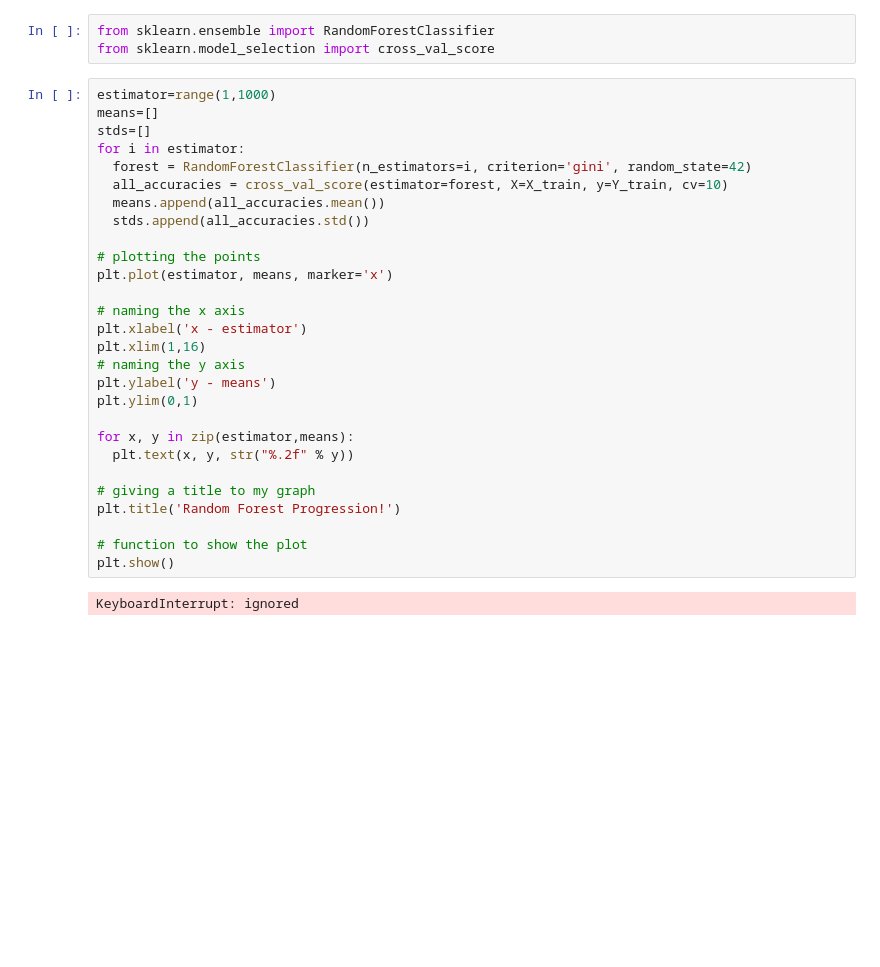
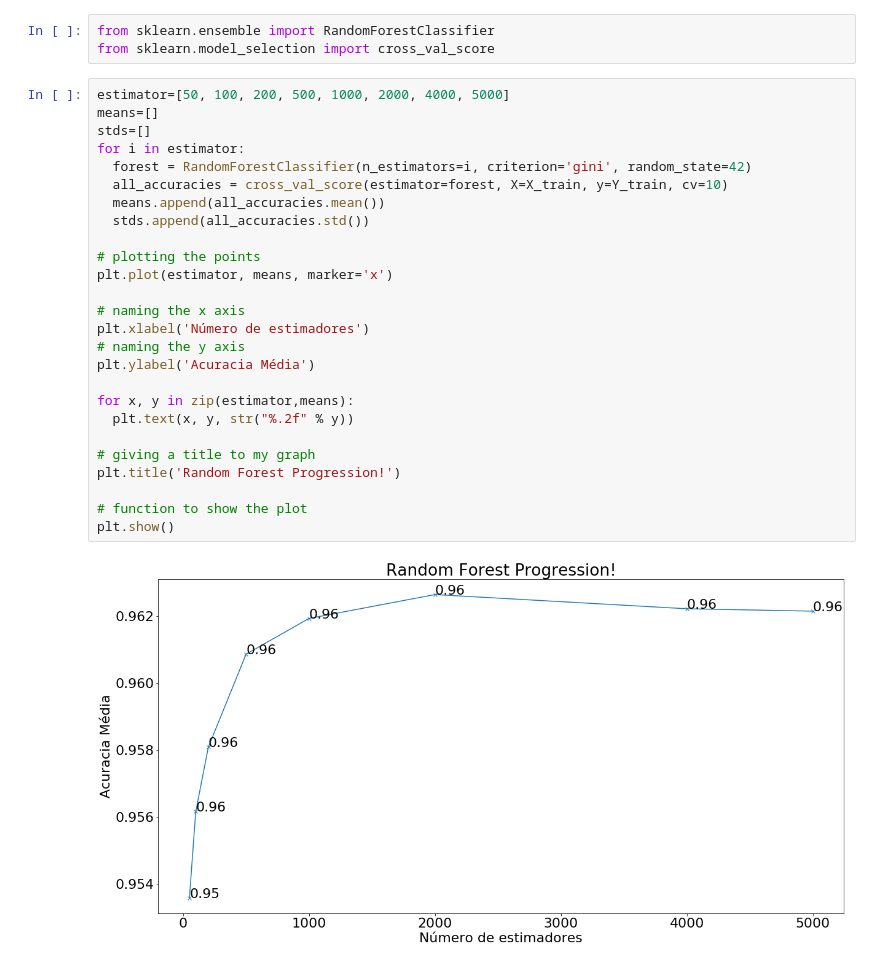
Before and after one commit to vktorbr/Letter-Recognition, a Jupyter notebook: Random Forest.ipynb, the cells around one changed output. Saved outputs shown, nothing was run; the diff lists cells and outputs as text; blank space fills up the shorter version.

```diff
--- a/Random Forest.ipynb
+++ b/Random Forest.ipynb
@@ -33,32 +33,30 @@ X_test = sc_X.transform(X_test)
 from sklearn.ensemble import RandomForestClassifier
 from sklearn.model_selection import cross_val_score
 # %%
-estimator=range(1,1000)
+estimator=[50, 100, 200, 500, 1000, 2000, 4000, 5000]
 means=[]
 stds=[]
 for i in estimator:
   forest = RandomForestClassifier(n_estimators=i, criterion='gini', random_state=42)
   all_accuracies = cross_val_score(estimator=forest, X=X_train, y=Y_train, cv=10)
   means.append(all_accuracies.mean())
   stds.append(all_accuracies.std())
 
 # plotting the points
 plt.plot(estimator, means, marker='x')
 
 # naming the x axis
-plt.xlabel('x - estimator')
-plt.xlim(1,16)
+plt.xlabel('Número de estimadores')
 # naming the y axis
-plt.ylabel('y - means')
-plt.ylim(0,1)
+plt.ylabel('Acuracia Média')
 
 for x, y in zip(estimator,means):
   plt.text(x, y, str("%.2f" % y))
 
 # giving a title to my graph
 plt.title('Random Forest Progression!')
 
 # function to show the plot
 plt.show()
 # %% [output]
-KeyboardInterrupt: ignored
+[figure, added]
```
Also changed, not shown: 2 other files.
